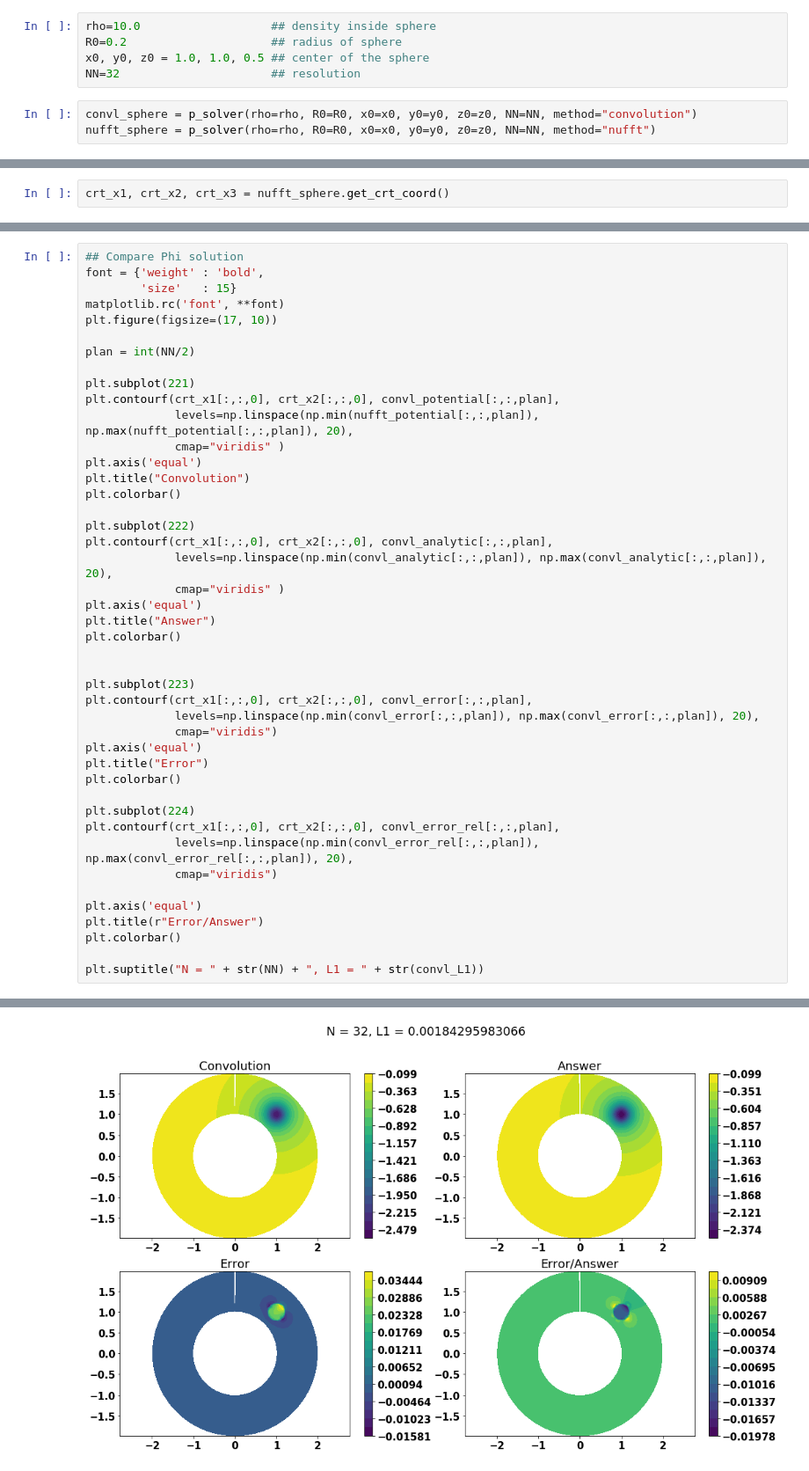
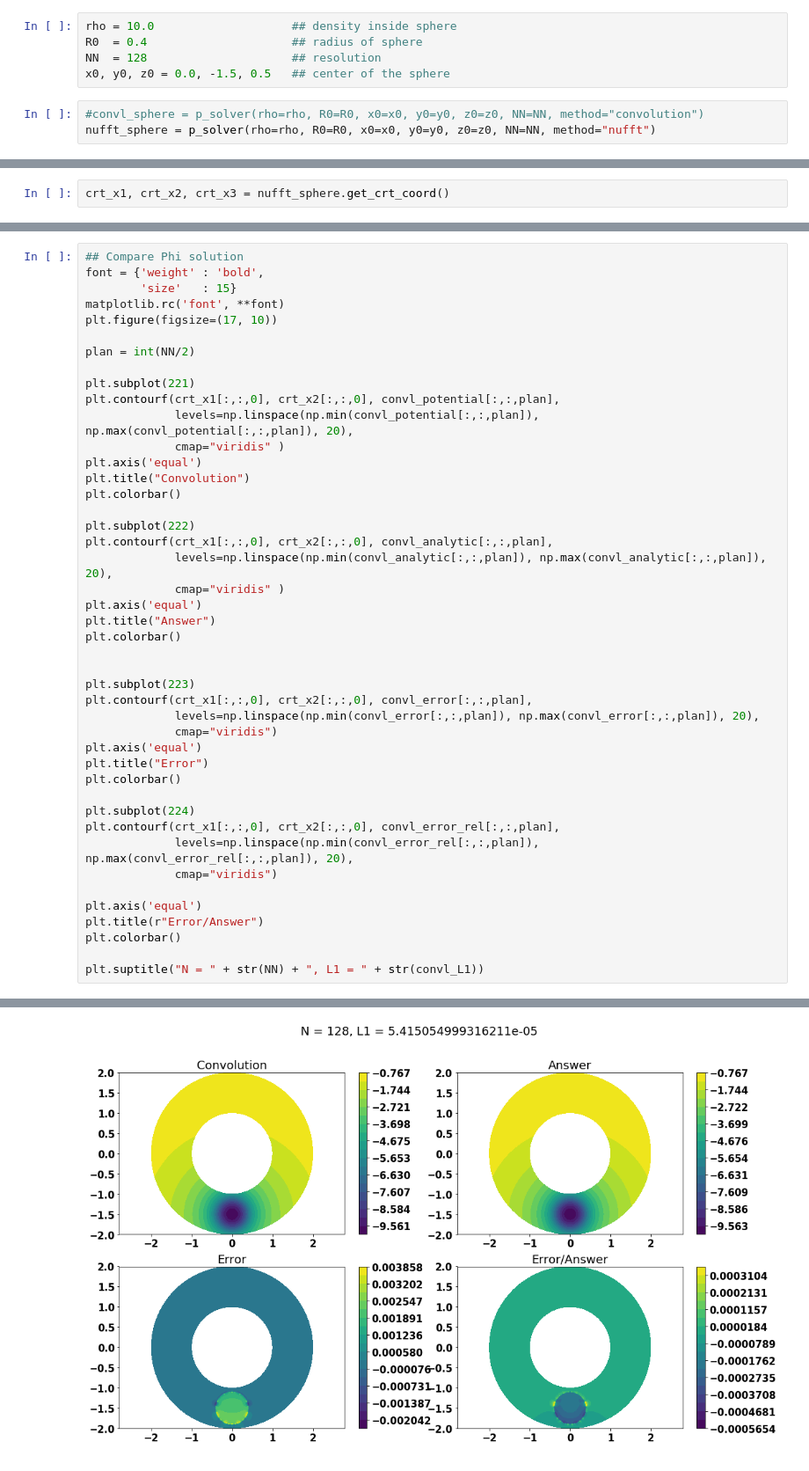
Before and after one commit to data-exp-lab/CyPS, a Jupyter notebook: cyl_poisson_sphere/cyl_poisson.ipynb, the cells around one changed output, grey strips where cells are left out. Shown: that part at 88% size. Saved outputs shown, nothing was run; the diff lists cells and outputs as text.

```diff
--- a/cyl_poisson_sphere/cyl_poisson.ipynb
+++ b/cyl_poisson_sphere/cyl_poisson.ipynb
@@ -9,12 +10,12 @@ import matplotlib
 # %%
 from Poisson_Cyl_Sphere import Poisson_Cyl_Sphere as p_solver
 # %%
-rho=10.0                   ## density inside sphere
-R0=0.2                     ## radius of sphere
-x0, y0, z0 = 1.0, 1.0, 0.5 ## center of the sphere
-NN=32                      ## resolution
+rho = 10.0                    ## density inside sphere
+R0  = 0.4                     ## radius of sphere
+NN  = 128                     ## resolution
+x0, y0, z0 = 0.0, -1.5, 0.5   ## center of the sphere
 # %%
-convl_sphere = p_solver(rho=rho, R0=R0, x0=x0, y0=y0, z0=z0, NN=NN, method="convolution")
+#convl_sphere = p_solver(rho=rho, R0=R0, x0=x0, y0=y0, z0=z0, NN=NN, method="convolution")
 nufft_sphere = p_solver(rho=rho, R0=R0, x0=x0, y0=y0, z0=z0, NN=NN, method="nufft")
 # %%
 #help(nufft_sphere)
@@ -91,7 +145,7 @@ plan = int(NN/2)
 
 plt.subplot(221)
 plt.contourf(crt_x1[:,:,0], crt_x2[:,:,0], convl_potential[:,:,plan],
-             levels=np.linspace(np.min(nufft_potential[:,:,plan]), np.max(nufft_potential[:,:,plan]), 20),
+             levels=np.linspace(np.min(convl_potential[:,:,plan]), np.max(convl_potential[:,:,plan]), 20),
              cmap="viridis" )
 plt.axis('equal')
 plt.title("Convolution")
@@ -129,4 +183,4 @@ Text(0.5,0.98,'N = 32, L1 = 0.00184295983066')
-[figure, old version]
+[figure, new version]
 # %%
 ## Compare Phi solution
 font = {'weight' : 'bold',
```
Also changed, not shown: parts of 10 cells of this notebook.
